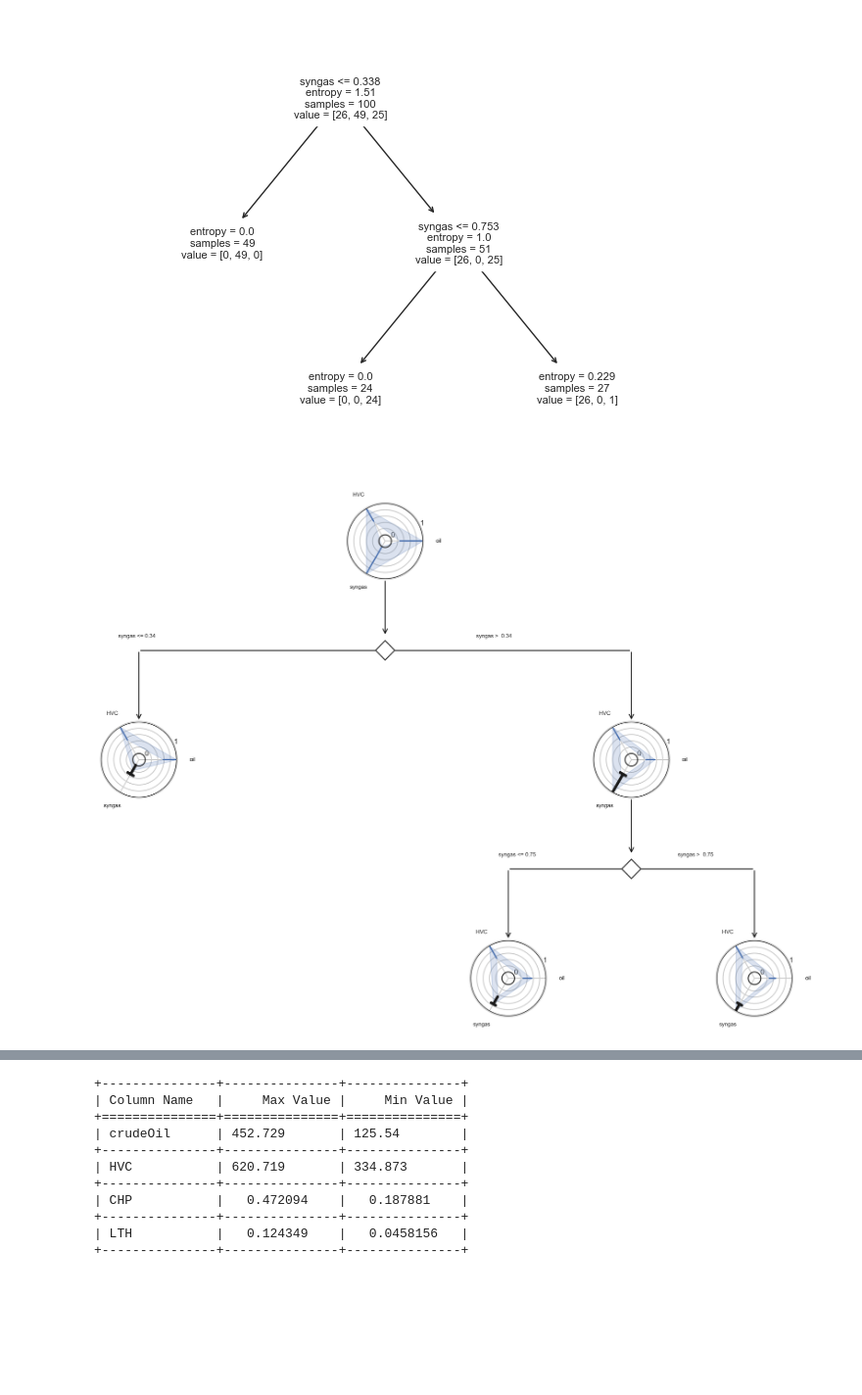
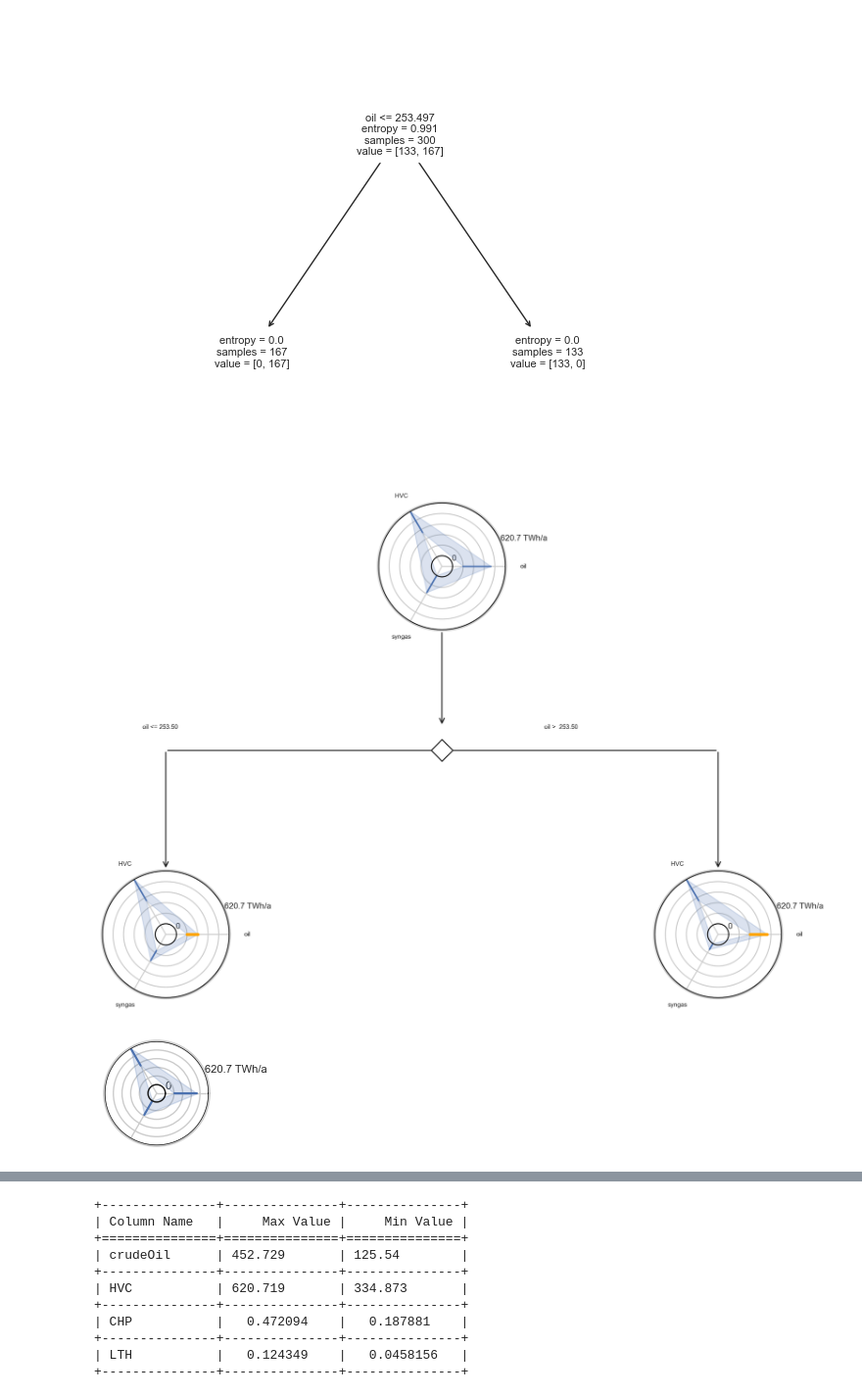
Before and after one commit to oliver-keller/Decide, a Jupyter notebook: biomass_tree.ipynb, the cells around one changed output, grey strips where cells are left out. Shown at 98% size. Saved outputs shown, nothing was run; the diff lists cells and outputs as text; code cells hidden in the pictures; blank space fills up the shorter version.

Commit message:
added plots to visualize the data and the decision tree

```diff
--- a/biomass_tree.ipynb
+++ b/biomass_tree.ipynb
@@ -52,5 +54,5 @@ df.to_csv(folder+"df_input_normalized.csv",sep=";")
 # %%
-n_cl = 3 # Number of clusters
+n_cl = 2 # Number of clusters
 # short_names = ["oil", "HVC", "CHP", "LTH", "HTH", "biogas", "syngas", "coal"]
 short_names = ["oil", "HVC", "syngas"]
 
@@ -59,10 +61,12 @@ short_names = ["oil", "HVC", "syngas"]
 folder = "./biomass_results/"
 df_input = pd.read_csv(folder+"df_input_normalized.csv",sep=";")
 df_input = df_input.set_index("Unnamed: 0")
-
 # Produce the interpretable tree
-df_input_with_final_cluster, nodes, choices, decision_space = produce_interpretable_tree(df_input, short_names,n_cl, plot_all_spyders=False, figure_folder=folder)
+df_input_with_final_cluster, nodes, choices, decision_space = produce_interpretable_tree(df_input, short_names,n_cl, plot_all_spyders=True, figure_folder=folder, absolute_values=True, colors=['orange', 'green', 'yellow'])
 
 # df_input_with_final_cluster.to_csv(folder+"df_input_with_final_cluster.csv", sep = ";")
+
+choices[0]
+print(choices)
 # %% [output]
         oil     HVC     syngas
@@ -87,2 +91,3 @@ df_input_with_final_cluster, nodes, choices, decision_space = produce_interpreta
-[figure, old version]
+[figure, new version]
-[figure, old version]
+[figure, new version]
+[figure, added]
```
Also changed, not shown: parts of 6 cells of this notebook.
